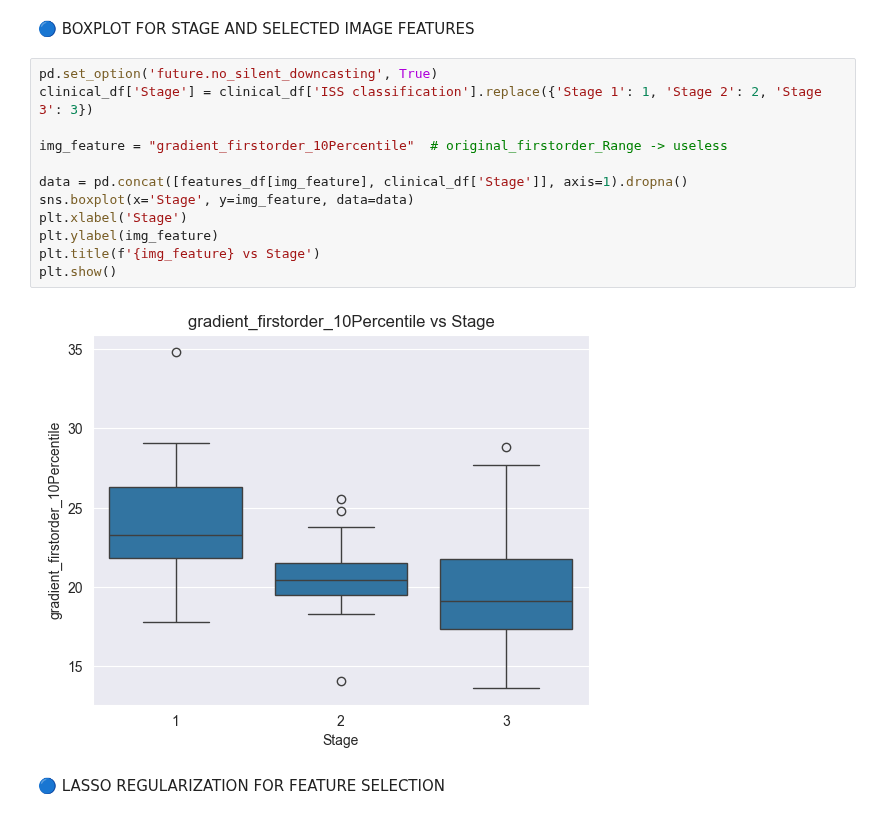
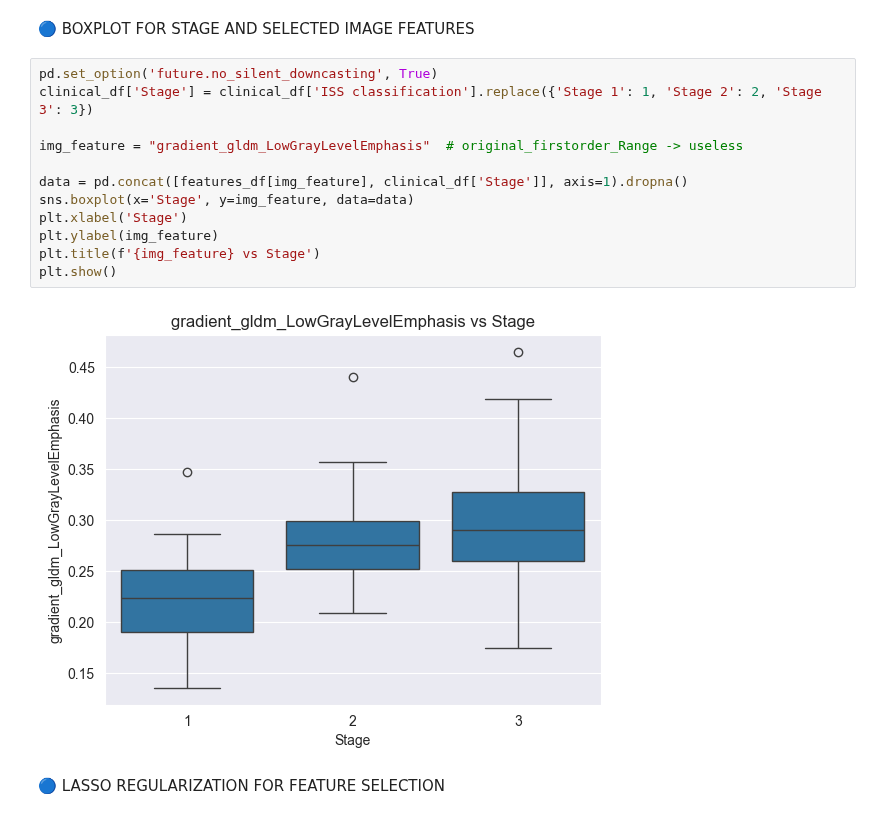
Before and after one commit to lukas1110/Analysis-of-multiple-myelomas-from-dual-CT, a Jupyter notebook: data_analysis/image_features_clinical_data_analysis.ipynb, the cells around one changed output. Saved outputs shown, nothing was run; the diff lists cells and outputs as text.

```diff
--- a/data_analysis/image_features_clinical_data_analysis.ipynb
+++ b/data_analysis/image_features_clinical_data_analysis.ipynb
@@ -101,17 +101,17 @@ mi_df
 # %%
 pd.set_option('future.no_silent_downcasting', True)
 clinical_df['Stage'] = clinical_df['ISS classification'].replace({'Stage 1': 1, 'Stage 2': 2, 'Stage 3': 3})
 
-img_feature = "gradient_firstorder_10Percentile"  # original_firstorder_Range -> useless
+img_feature = "gradient_gldm_LowGrayLevelEmphasis"  # original_firstorder_Range -> useless
 
 data = pd.concat([features_df[img_feature], clinical_df['Stage']], axis=1).dropna()
 sns.boxplot(x='Stage', y=img_feature, data=data)
 plt.xlabel('Stage')
 plt.ylabel(img_feature)
 plt.title(f'{img_feature} vs Stage')
 plt.show()
 # %% [output]
-[figure, old version]
+[figure, new version]
 # %% [markdown]
 🔵 LASSO REGULARIZATION FOR FEATURE SELECTION
 # %%
```
Also changed, not shown: parts of 2 cells of this notebook, 1 other file.
